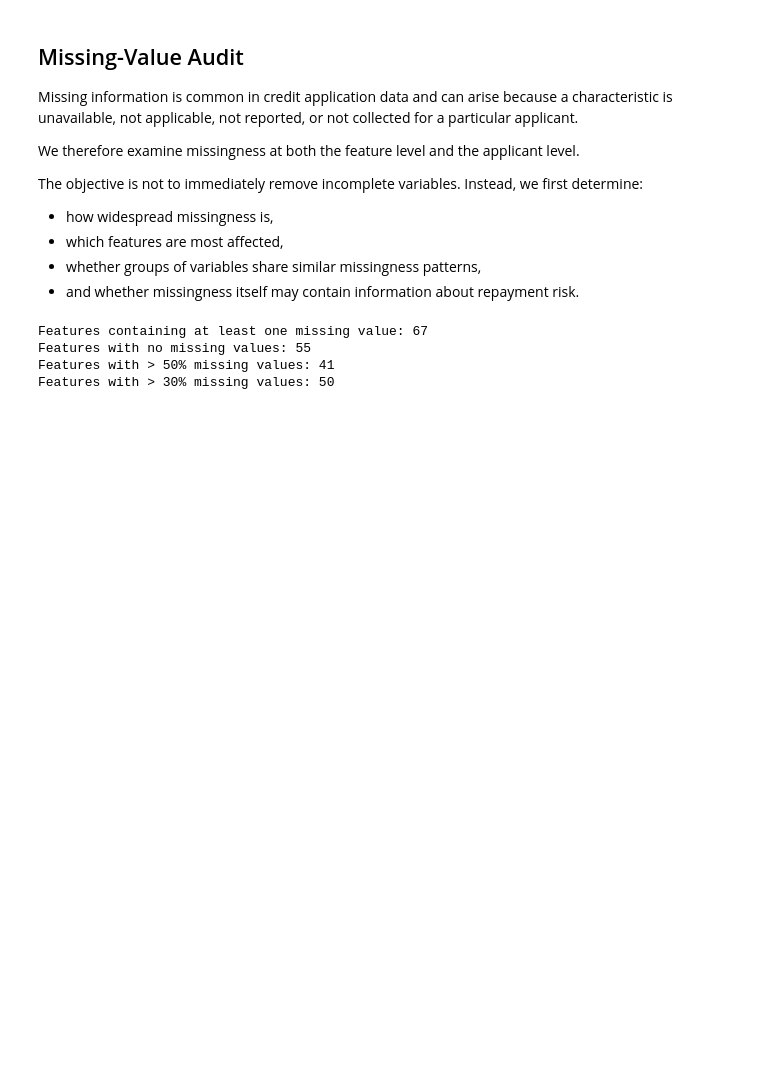
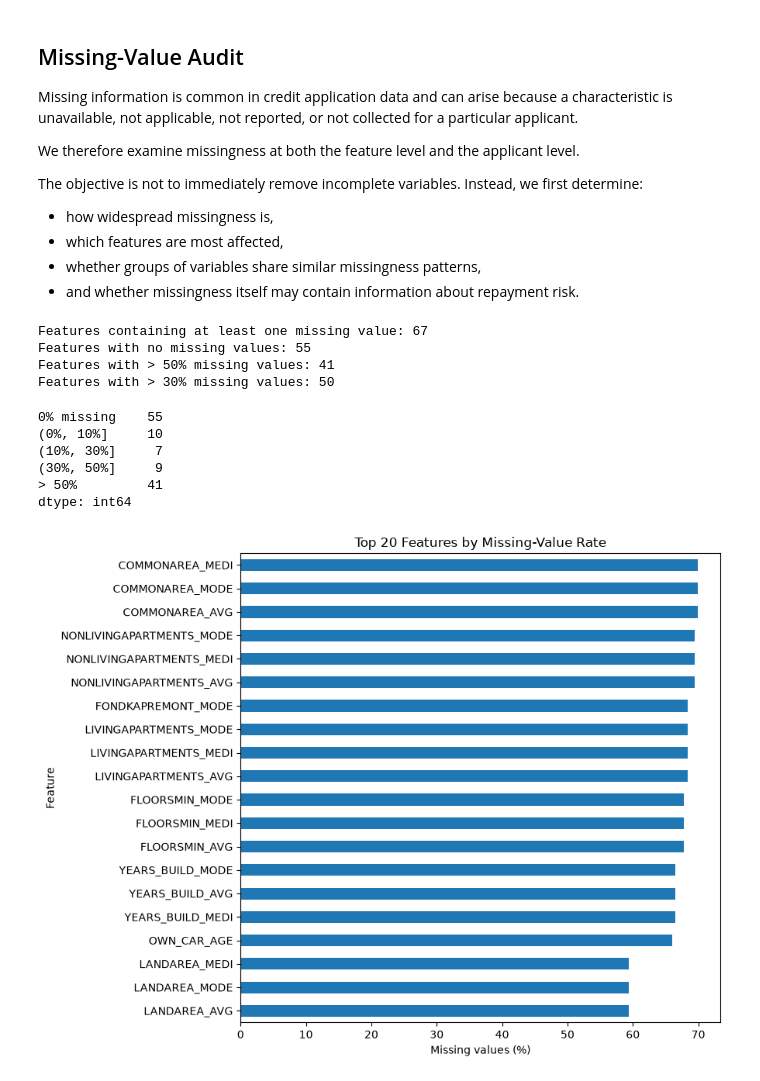
Before and after one commit to KevTJ/kj-project-portfolio, a Jupyter notebook: Projects/credit-risk-decision-system/notebooks/02_data_audit_and_eda.ipynb, the cells around one changed output. Saved outputs shown, nothing was run; the diff lists cells and outputs as text; code cells hidden in the pictures; blank space fills up the shorter version.

```diff
--- a/Projects/credit-risk-decision-system/notebooks/02_data_audit_and_eda.ipynb
+++ b/Projects/credit-risk-decision-system/notebooks/02_data_audit_and_eda.ipynb
@@ -402,3 +402,45 @@ Features containing at least one missing value: 67
 Features with no missing values: 55
 Features with > 50% missing values: 41
 Features with > 30% missing values: 50
+# %%
+missing_threshold_summary = pd.Series({
+    "0% missing": (feature_missing["missing_pct"] == 0).sum(),
+    "(0%, 10%]": (
+        (feature_missing["missing_pct"] > 0) &
+        (feature_missing["missing_pct"] <= 10)
+    ).sum(),
+    "(10%, 30%]": (
+        (feature_missing["missing_pct"] > 10) &
+        (feature_missing["missing_pct"] <= 30)
+    ).sum(),
+    "(30%, 50%]": (
+        (feature_missing["missing_pct"] > 30) &
+        (feature_missing["missing_pct"] <= 50)
+    ).sum(),
+    "> 50%": (feature_missing["missing_pct"] > 50).sum()
+})
+
+missing_threshold_summary
+# %% [output]
+0% missing    55
+(0%, 10%]     10
+(10%, 30%]     7
+(30%, 50%]     9
+> 50%         41
+dtype: int64
+# %%
+top_missing = feature_missing.head(20).sort_values("missing_pct")
+
+ax = top_missing["missing_pct"].plot(
+    kind="barh",
+    figsize=(9, 7)
+)
+
+ax.set_title("Top 20 Features by Missing-Value Rate")
+ax.set_xlabel("Missing values (%)")
+ax.set_ylabel("Feature")
+
+plt.tight_layout()
+plt.show()
+# %% [output]
+[figure, added]
```
Also changed, not shown: parts of 7 cells of this notebook.
